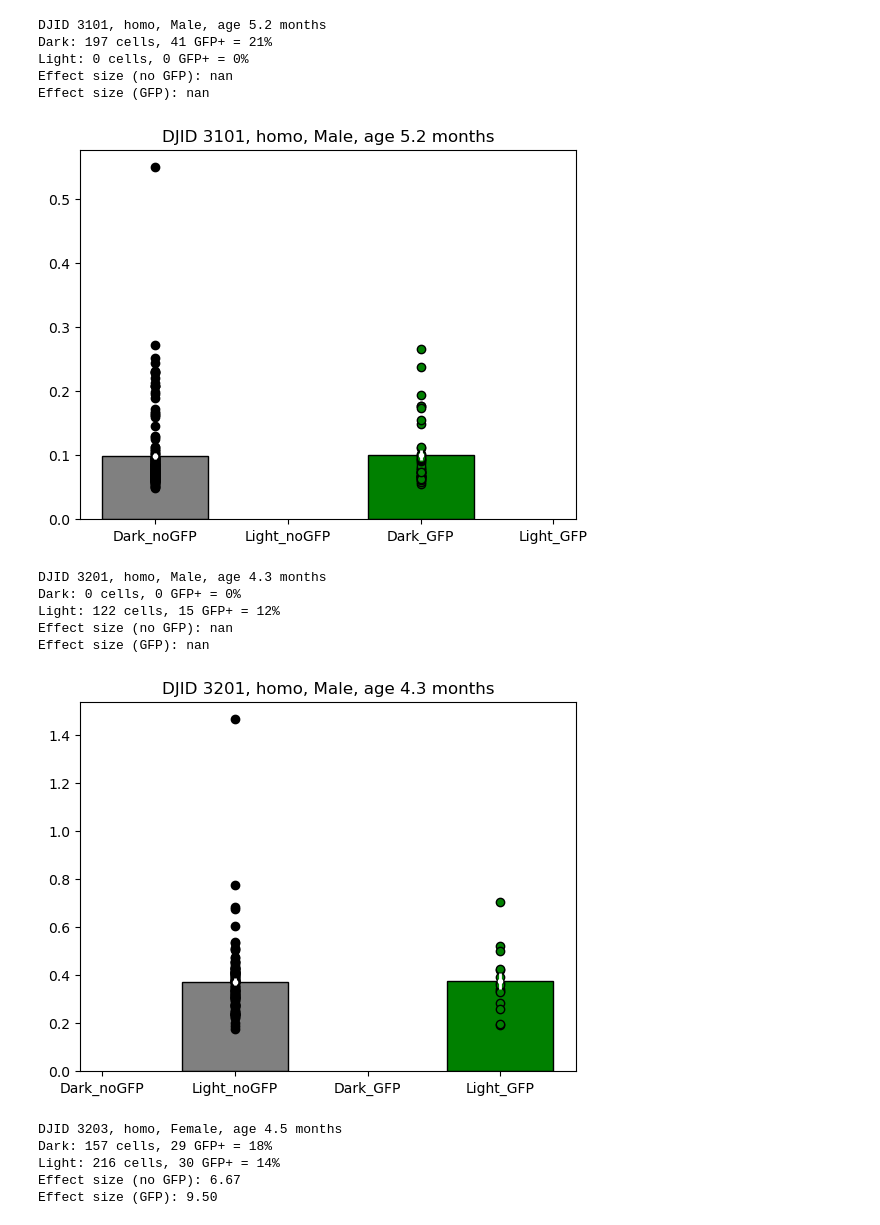
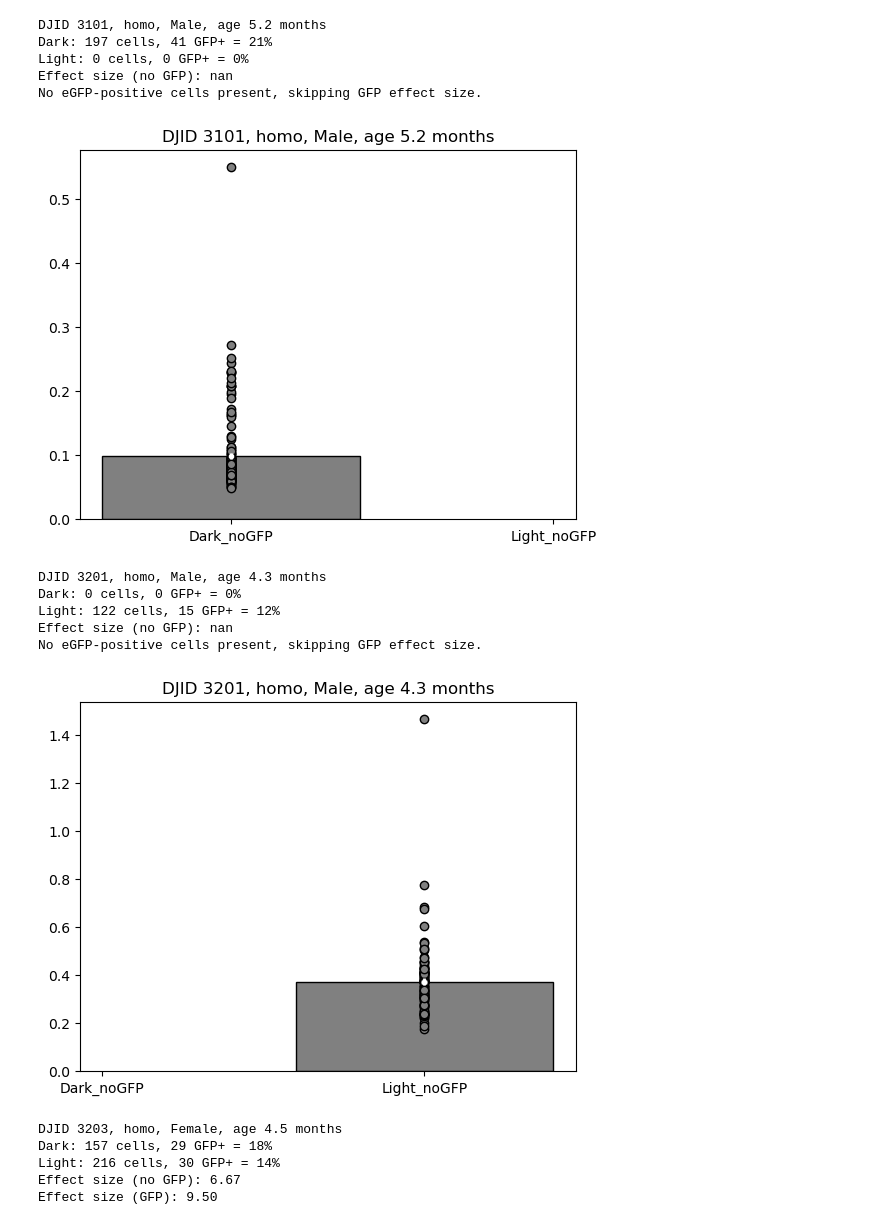
Before and after one commit to rltinio/ImageAnalysis, a Jupyter notebook: Integral_Visualizations.ipynb, the cells around one changed output. Cells and saved outputs as stored; diff of their text form; code cells hidden in the pictures.

```diff
--- a/Integral_Visualizations.ipynb
+++ b/Integral_Visualizations.ipynb
@@ -22,14 +22,20 @@ results = {
     'frac_GFP': []
 }
 
-# Function to calculate ratios
+# Corrected calculate_ratios function
 def calculate_ratios(df, ratio_type):
     if df.empty:
         return []
     if ratio_type == 'glut1_membrane_over_middle':
-        return (df['GluT1_Top_Integral'] + df['GluT1_Bottom_Integral']) / (df['GluT1_Middle_Integral'] * df['Length_um'])
+        denominator = df['GluT1_Middle_Integral'] * df['Length_um']
     elif ratio_type == 'glut1_membrane_over_wga_membrane':
-        return (df['GluT1_Top_Integral'] + df['GluT1_Bottom_Integral']) / (df['WGA_Top_Integral'] + df['WGA_Bottom_Integral'])
+        denominator = df['WGA_Top_Integral'] + df['WGA_Bottom_Integral']
+
+    # Handle cases where the denominator might be zero
+    with np.errstate(divide='ignore', invalid='ignore'):
+        ratios = (df['GluT1_Top_Integral'] + df['GluT1_Bottom_Integral']) / denominator
+        ratios = ratios.replace([np.inf, -np.inf], np.nan)  # Replace inf values with NaN
+        return ratios.dropna().tolist()  # Drop NaN values and return as list
 
 # Analysis loop
 for a in animal_ids:
@@ -56,11 +62,13 @@ for a in animal_ids:
 
     response_vec_mean = [
         np.mean(ratios_dark_noGFP), np.mean(ratios_light_noGFP),
-        np.mean(ratios_dark_GFP), np.mean(ratios_light_GFP)
+        np.mean(ratios_dark_GFP) if ratios_dark_GFP else np.nan,
+        np.mean(ratios_light_GFP) if ratios_light_GFP else np.nan
     ]
     response_vec_sd = [
         np.std(ratios_dark_noGFP), np.std(ratios_light_noGFP),
-        np.std(ratios_dark_GFP), np.std(ratios_light_GFP)
+        np.std(ratios_dark_GFP) if ratios_dark_GFP else np.nan,
+        np.std(ratios_light_GFP) if ratios_light_GFP else np.nan
     ]
     response_vec_sem = [
         np.std(ratios_dark_noGFP) / np.sqrt(len(ratios_dark_noGFP) - 1) if len(ratios_dark_noGFP) > 1 else np.nan,
@@ -71,11 +79,11 @@ for a in animal_ids:
 
     # Calculate effect sizes
     effect_size_noGFP = (response_vec_mean[1] - response_vec_mean[0]) / np.mean([response_vec_sd[1], response_vec_sd[0]])
-    effect_size_GFP = (response_vec_mean[3] - response_vec_mean[2]) / np.mean([response_vec_sd[3], response_vec_sd[2]])
+    effect_size_GFP = (response_vec_mean[3] - response_vec_mean[2]) / np.mean([response_vec_sd[3], response_vec_sd[2]]) if not np.isnan(response_vec_mean[2]) and not np.isnan(response_vec_mean[3]) else np.nan
 
     # Print effect sizes
     print(f"Effect size (no GFP): {effect_size_noGFP:.2f}")
-    print(f"Effect size (GFP): {effect_size_GFP:.2f}")
+    print(f"Effect size (GFP): {effect_size_GFP:.2f}" if not np.isnan(effect_size_GFP) else "No eGFP-positive cells present, skipping GFP effect size.")
 
     # Store results
     results['effect_size_noGFP'].append(effect_size_noGFP)
@@ -89,15 +97,18 @@ for a in animal_ids:
 
     # Plotting
     plt.bar(['Dark_noGFP', 'Light_noGFP'], response_vec_mean[0:2], color='gray', edgecolor='black')
-    plt.bar(['Dark_GFP', 'Light_GFP'], response_vec_mean[2:4], color='green', edgecolor='black')
 
-    if len(ratios_dark_noGFP): plt.scatter(['Dark_noGFP'] * len(ratios_dark_noGFP), ratios_dark_noGFP, color='black')
-    if len(ratios_light_noGFP): plt.scatter(['Light_noGFP'] * len(ratios_light_noGFP), ratios_light_noGFP, color='black')
-    if len(ratios_dark_GFP): plt.scatter(['Dark_GFP'] * len(ratios_dark_GFP), ratios_dark_GFP, color='green', edgecolor='black')
-    if len(ratios_light_GFP): plt.scatter(['Light_GFP'] * len(ratios_light_GFP), ratios_light_GFP, color='green', edgecolor='black')
+    if len(ratios_dark_noGFP): plt.scatter(['Dark_noGFP'] * len(ratios_dark_noGFP), ratios_dark_noGFP, color='grey', edgecolors='black')
+    if len(ratios_light_noGFP): plt.scatter(['Light_noGFP'] * len(ratios_light_noGFP), ratios_light_noGFP, color='grey', edgecolors='black')
+
+    if not np.isnan(response_vec_mean[2]) and not np.isnan(response_vec_mean[3]):
+        plt.bar(['Dark_GFP', 'Light_GFP'], response_vec_mean[2:4], color='green', edgecolor='black')
+        if len(ratios_dark_GFP): plt.scatter(['Dark_GFP'] * len(ratios_dark_GFP), ratios_dark_GFP, color='green', edgecolor='black')
+        if len(ratios_light_GFP): plt.scatter(['Light_GFP'] * len(ratios_light_GFP), ratios_light_GFP, color='green', edgecolor='black')
+
+        plt.errorbar(['Dark_GFP', 'Light_GFP'], response_vec_mean[2:4], yerr=response_vec_sem[2:4], fmt='.', color='white', linewidth=2)
 
     plt.errorbar(['Dark_noGFP', 'Light_noGFP'], response_vec_mean[0:2], yerr=response_vec_sem[0:2], fmt='.', color='white', linewidth=2)
-    plt.errorbar(['Dark_GFP', 'Light_GFP'], response_vec_mean[2:4], yerr=response_vec_sem[2:4], fmt='.', color='white', linewidth=2)
 
     plt.title(f"DJID {a}, {genotype}, {sex}, age {age:.1f} months")
     plt.show()
@@ -121,15 +132,15 @@ Effect size (GFP): 9.35
 DJID 3101, homo, Male, age 5.2 months
 Dark: 197 cells, 41 GFP+ = 21%
 Light: 0 cells, 0 GFP+ = 0%
 Effect size (no GFP): nan
-Effect size (GFP): nan
+No eGFP-positive cells present, skipping GFP effect size.
-[figure, old version]
+[figure, new version]
 DJID 3201, homo, Male, age 4.3 months
 Dark: 0 cells, 0 GFP+ = 0%
 Light: 122 cells, 15 GFP+ = 12%
 Effect size (no GFP): nan
-Effect size (GFP): nan
+No eGFP-positive cells present, skipping GFP effect size.
-[figure, old version]
+[figure, new version]
 DJID 3203, homo, Female, age 4.5 months
 Dark: 157 cells, 29 GFP+ = 18%
 Light: 216 cells, 30 GFP+ = 14%
```
Also changed, not shown: parts of 4 cells of this notebook, 1 other file.
